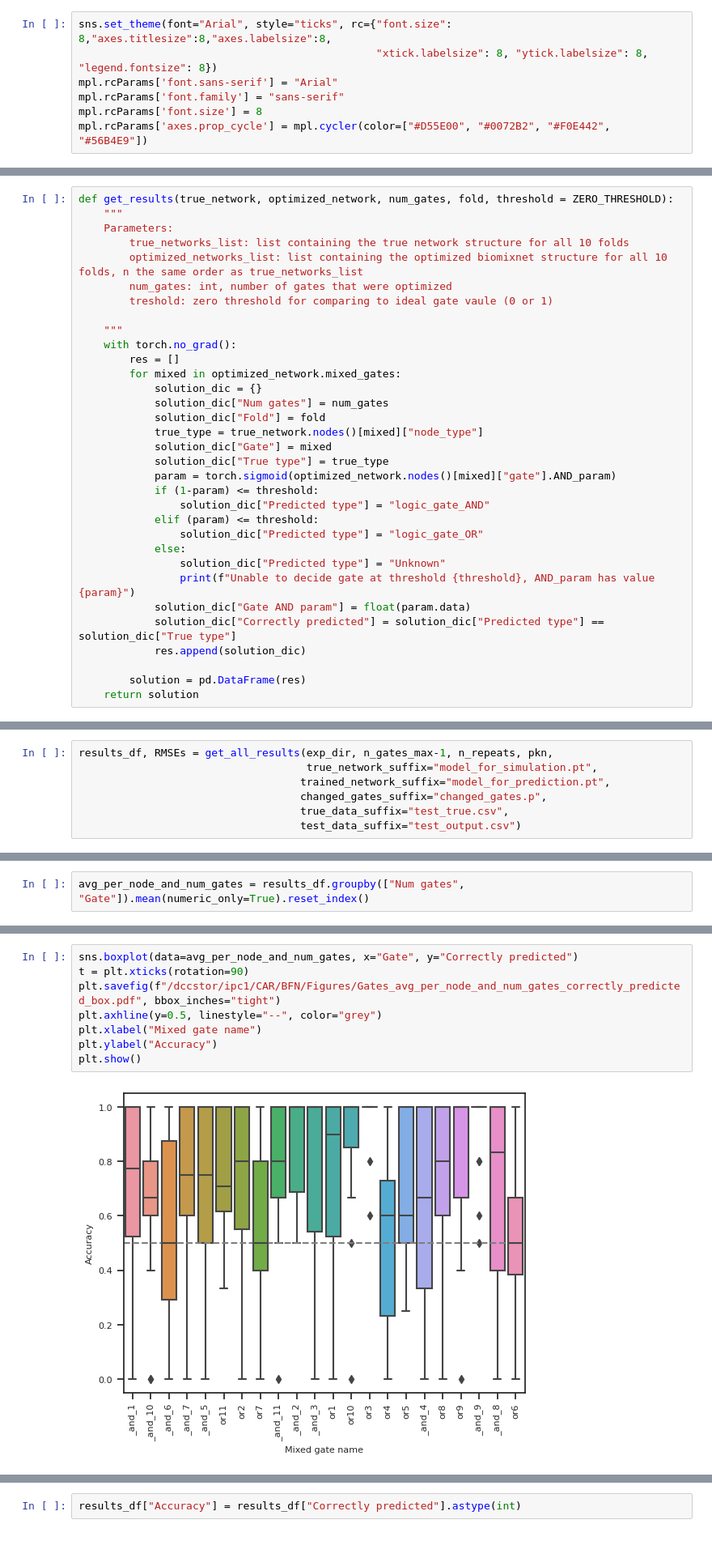
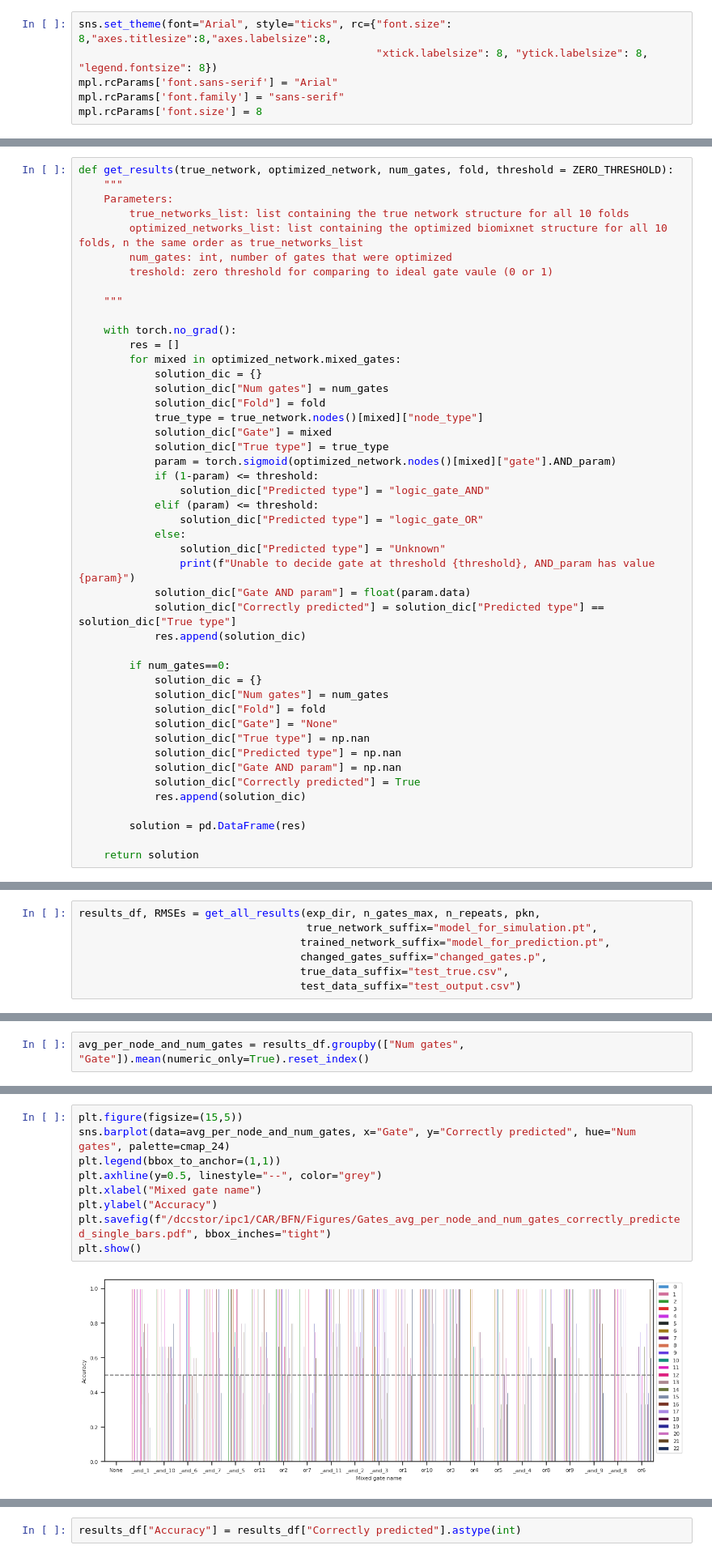
Before and after one commit to DriessenA/biological_fuzzy_logic_networks, a Jupyter notebook: Notebooks/From_constance_analyze_experiment_results.ipynb, the cells around one changed output, grey strips where cells are left out. Shown: that part at 81% size. Saved outputs shown, nothing was run; the diff lists cells and outputs as text.

Commit message:
Plotting manuscript figures

```diff
--- a/Notebooks/From_constance_analyze_experiment_results.ipynb
+++ b/Notebooks/From_constance_analyze_experiment_results.ipynb
@@ -21,7 +22,6 @@ sns.set_theme(font="Arial", style="ticks", rc={"font.size": 8,"axes.titlesize":8
 mpl.rcParams['font.sans-serif'] = "Arial"
 mpl.rcParams['font.family'] = "sans-serif"
 mpl.rcParams['font.size'] = 8
-mpl.rcParams['axes.prop_cycle'] = mpl.cycler(color=["#D55E00", "#0072B2", "#F0E442", "#56B4E9"])
 # %%
 ZERO_THRESHOLD = 0.05
 exp_dir = "/dccstor/ipc1/CAR/BFN/Model/Gates/"
@@ -40,6 +40,7 @@ def get_results(true_network, optimized_network, num_gates, fold, threshold = ZE
         treshold: zero threshold for comparing to ideal gate vaule (0 or 1)
 
     """
+
     with torch.no_grad():
         res = []
         for mixed in optimized_network.mixed_gates:
@@ -61,7 +62,19 @@ def get_results(true_network, optimized_network, num_gates, fold, threshold = ZE
             solution_dic["Correctly predicted"] = solution_dic["Predicted type"] == solution_dic["True type"]
             res.append(solution_dic)
 
+        if num_gates==0:
+            solution_dic = {}
+            solution_dic["Num gates"] = num_gates
+            solution_dic["Fold"] = fold
+            solution_dic["Gate"] = "None"
+            solution_dic["True type"] = np.nan
+            solution_dic["Predicted type"] = np.nan
+            solution_dic["Gate AND param"] = np.nan
+            solution_dic["Correctly predicted"] = True
+            res.append(solution_dic)
+
         solution = pd.DataFrame(res)
+
     return solution
 # %%
 def compute_test_set_RMSE(test_ground_truth, test_predicted):
@@ -114,7 +127,7 @@ def get_all_results(exp_dir, num_gates_max, num_folds, pkn_path,
 
     return all_res, rmse
 # %%
-results_df, RMSEs = get_all_results(exp_dir, n_gates_max-1, n_repeats, pkn,
+results_df, RMSEs = get_all_results(exp_dir, n_gates_max, n_repeats, pkn,
                                     true_network_suffix="model_for_simulation.pt",
                                    trained_network_suffix="model_for_prediction.pt",
                                    changed_gates_suffix="changed_gates.p",
@@ -225,10 +253,11 @@ plt.show()
 # %%
-sns.boxplot(data=avg_per_node_and_num_gates, x="Gate", y="Correctly predicted")
-t = plt.xticks(rotation=90)
-plt.savefig(f"/dccstor/ipc1/CAR/BFN/Figures/Gates_avg_per_node_and_num_gates_correctly_predicted_box.pdf", bbox_inches="tight")
+plt.figure(figsize=(15,5))
+sns.barplot(data=avg_per_node_and_num_gates, x="Gate", y="Correctly predicted", hue="Num gates", palette=cmap_24)
+plt.legend(bbox_to_anchor=(1,1))
 plt.axhline(y=0.5, linestyle="--", color="grey")
 plt.xlabel("Mixed gate name")
 plt.ylabel("Accuracy")
+plt.savefig(f"/dccstor/ipc1/CAR/BFN/Figures/Gates_avg_per_node_and_num_gates_correctly_predicted_single_bars.pdf", bbox_inches="tight")
 plt.show()
 # %% [output]
-[figure, old version]
+[figure, new version]
```
Also changed, not shown: parts of 20 cells of this notebook, 3 other files.
